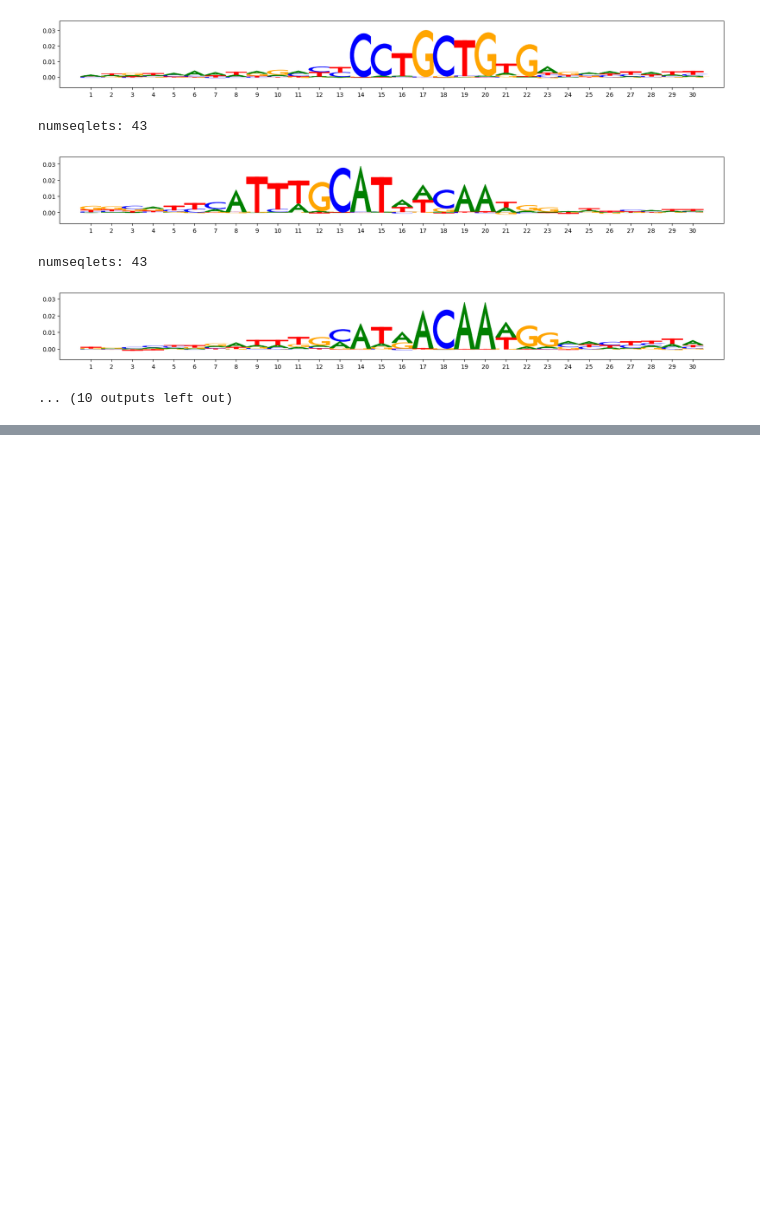
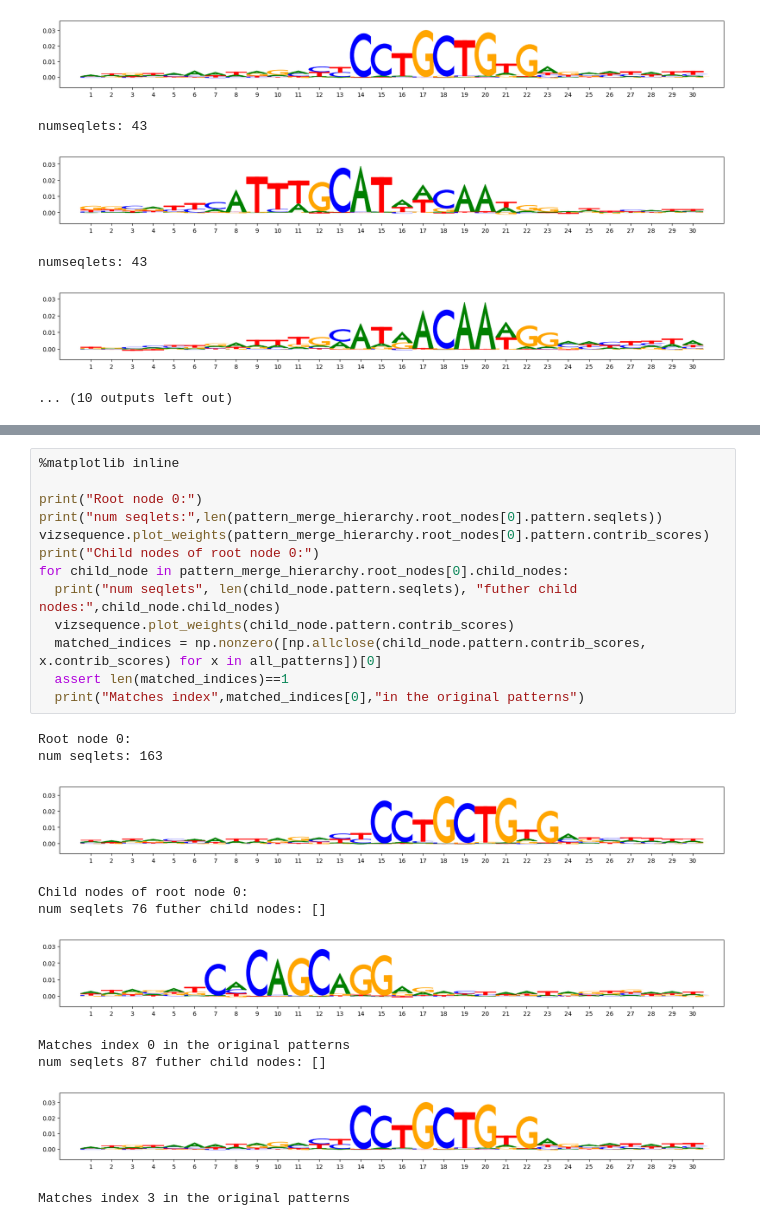
Before and after one commit to AvantiShri/colab_notebooks, a Jupyter notebook: modisco/MergeMotifsAcrossTFMruns.ipynb, the cells around one changed output, grey strips where cells are left out. Cells and saved outputs as stored; diff of their text form; blank space fills up the shorter version.

Commit message:
Updated with code to trace back to which input patterns were merged to produce a given merged pattern

```diff
--- a/modisco/MergeMotifsAcrossTFMruns.ipynb
+++ b/modisco/MergeMotifsAcrossTFMruns.ipynb
@@ -261,0 +264,24 @@ numseqlets: 43
+# %%
+%matplotlib inline
+
+print("Root node 0:")
+print("num seqlets:",len(pattern_merge_hierarchy.root_nodes[0].pattern.seqlets))
+vizsequence.plot_weights(pattern_merge_hierarchy.root_nodes[0].pattern.contrib_scores)
+print("Child nodes of root node 0:")
+for child_node in pattern_merge_hierarchy.root_nodes[0].child_nodes:
+  print("num seqlets", len(child_node.pattern.seqlets), "futher child nodes:",child_node.child_nodes)
+  vizsequence.plot_weights(child_node.pattern.contrib_scores)
+  matched_indices = np.nonzero([np.allclose(child_node.pattern.contrib_scores, x.contrib_scores) for x in all_patterns])[0]
+  assert len(matched_indices)==1
+  print("Matches index",matched_indices[0],"in the original patterns")
+# %% [output]
+Root node 0:
+num seqlets: 163
+[figure, added]
+Child nodes of root node 0:
+num seqlets 76 futher child nodes: []
+[figure, added]
+Matches index 0 in the original patterns
+num seqlets 87 futher child nodes: []
+[figure, added]
+Matches index 3 in the original patterns
```
Also changed, not shown: parts of 4 cells of this notebook.
